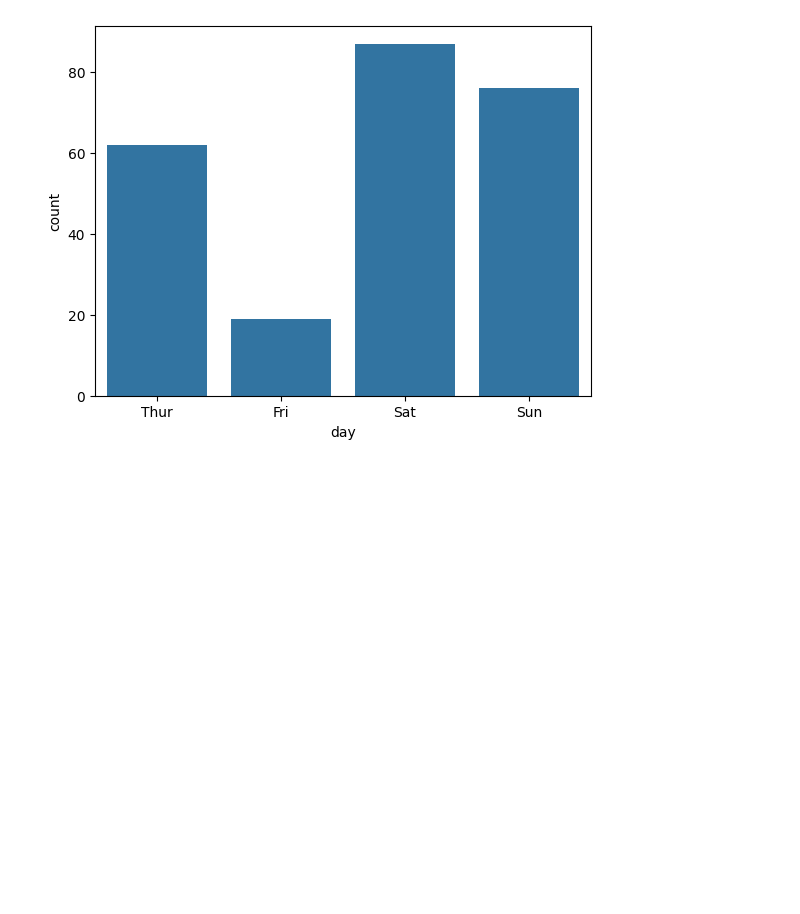
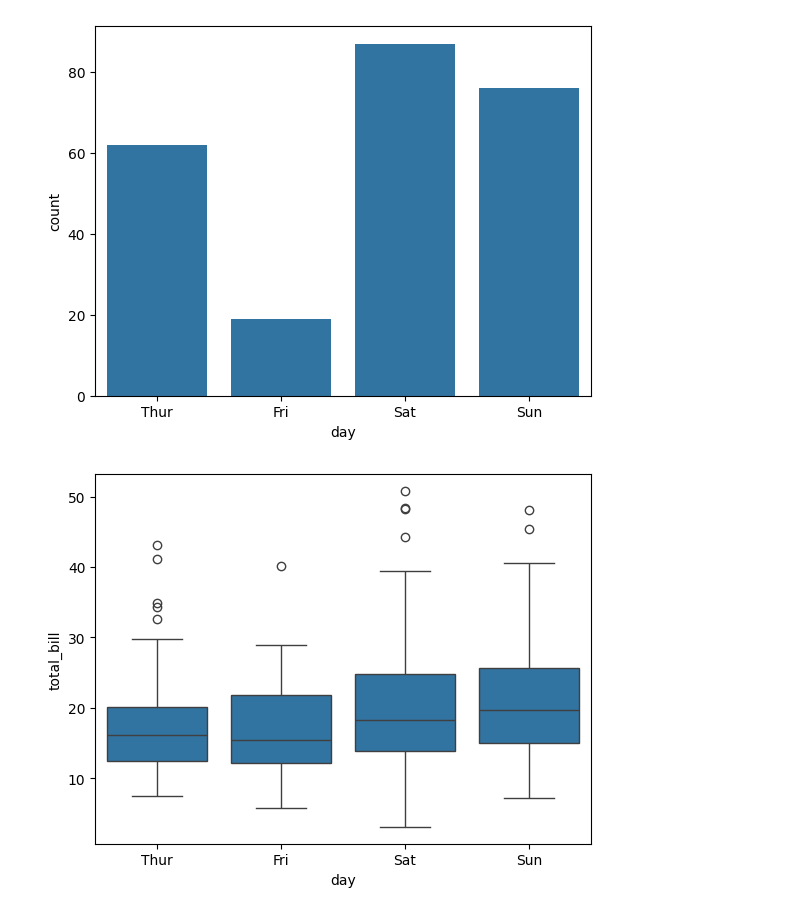
Before and after one commit to sangitgyawali/learning_seaborn, a Jupyter notebook: seaborn.ipynb, the cells around one changed output. Drawn from its saved outputs; the diff is of its cells as text; code cells hidden in the pictures; blank space fills up the shorter version.

Commit message:
Box Plot

```diff
--- a/seaborn.ipynb
+++ b/seaborn.ipynb
@@ -38,3 +38,8 @@ sns.countplot(x="day", data=tips)
 plt.show()
 # %% [output]
 [figure]
+# %%
+sns.boxplot(x="day", y="total_bill", data=tips)
+plt.show()
+# %% [output]
+[figure, added]
```
